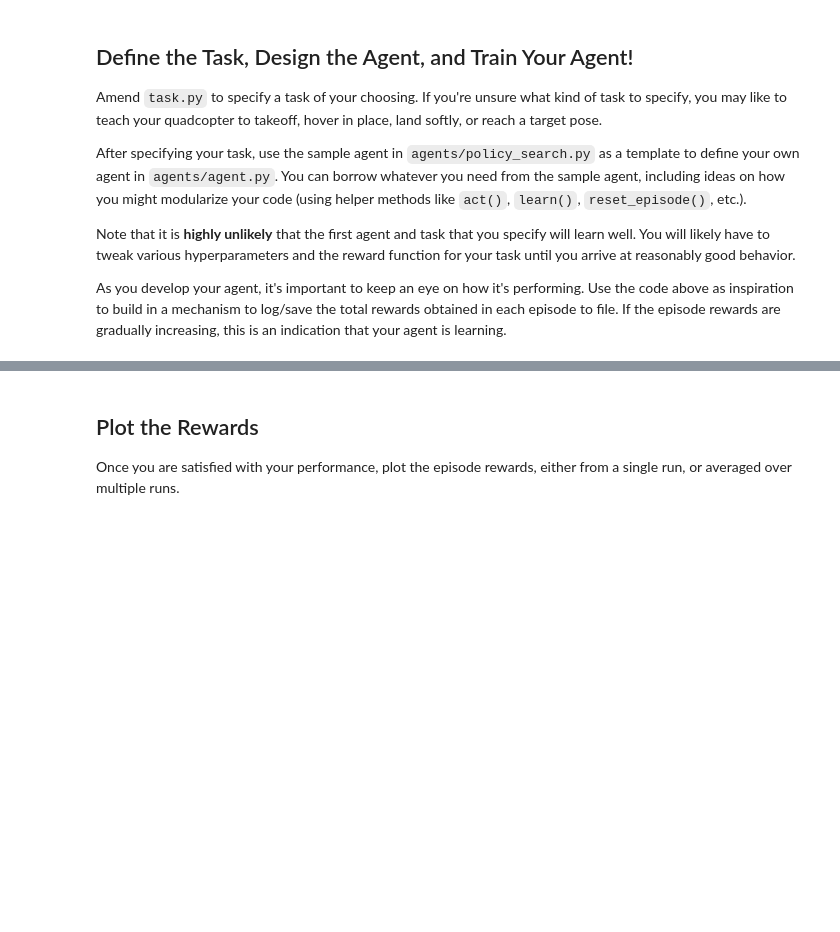
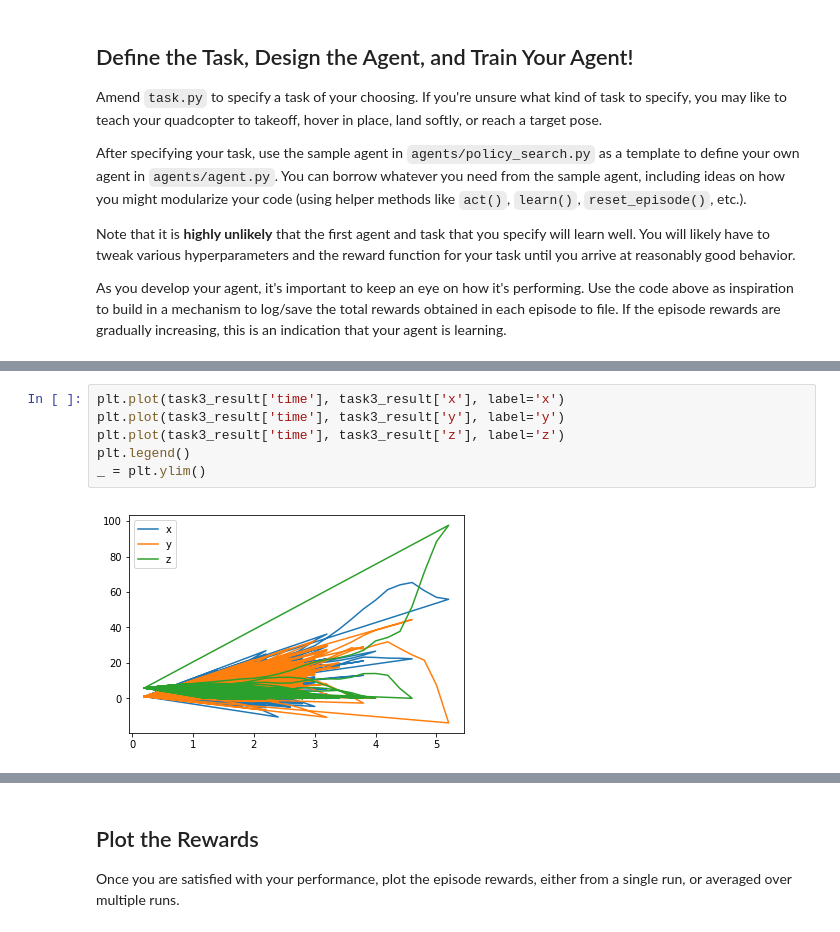
Before and after one commit to swaption2009/quadcopter_rl, a Jupyter notebook: Quadcopter_Project.ipynb, the cells around one changed output, grey strips where cells are left out. Saved outputs shown, nothing was run; the diff lists cells and outputs as text; blank space fills up the shorter version.

```diff
--- a/Quadcopter_Project.ipynb
+++ b/Quadcopter_Project.ipynb
@@ -298,0 +332,8 @@ Episode = 1000, score =   9.875 (best =   9.928), noise_scale = 3.2
+# %%
+plt.plot(task3_result['time'], task3_result['x'], label='x')
+plt.plot(task3_result['time'], task3_result['y'], label='y')
+plt.plot(task3_result['time'], task3_result['z'], label='z')
+plt.legend()
+_ = plt.ylim()
+# %% [output]
+[figure, added]
```
Also changed, not shown: parts of 24 cells of this notebook, 5 other files.
